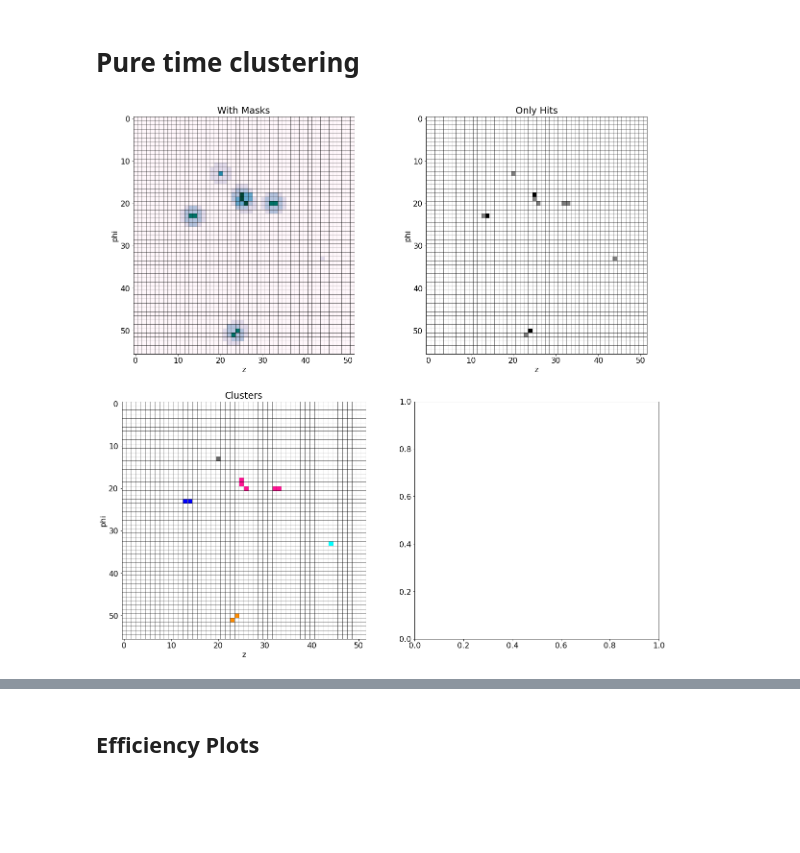
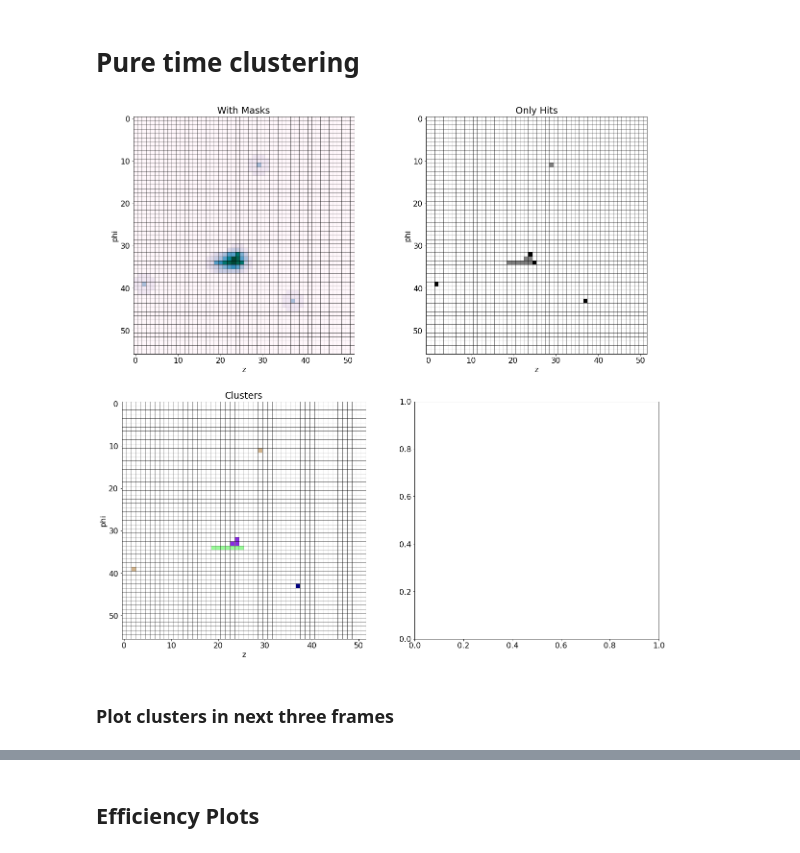
Before and after one commit to maximilianKoeper/melp, a Jupyter notebook: jupyter-notbooks/time_clustering.ipynb, the cells around one changed output, grey strips where cells are left out. Cells and saved outputs as stored; diff of their text form; code cells hidden in the pictures; blank space fills up the shorter version.

```diff
--- a/jupyter-notbooks/time_clustering.ipynb
+++ b/jupyter-notbooks/time_clustering.ipynb
@@ -79,13 +81,16 @@ Stats:
 ------------------------------
 # %%
 #select frame to analyze
-frame_used = 182
+frame_used = 28 #182
 ttree_mu3e.GetEntry(frame_used)
 ttree_mu3e_big.GetEntry(frame_used)
 
+#set time threshold
+time_threshold_used = 0.4
+
 #build masks (and deconstruct them into arrays)
 #masks = sclump.build_mask_detector_class(filename_sorted, frame_used, mu3e_detector, mask_type = "big")
-masks, __ = clump.masks.build_mask_around_cluster_master(ttree_mu3e, ttree_mu3e_mc, ttree_sensor, ttree_tiles, mu3e_detector, frame_used, mask_type = "big", rec_type = "pixelpixel")
+masks, __ = clump.masks.build_mask_around_cluster_master(ttree_mu3e, ttree_mu3e_mc, ttree_sensor, ttree_tiles, mu3e_detector, frame_used, time_threshold = time_threshold_used, mask_type = "big", rec_type = "pixelpixel")
 
 keys = []
 values = []
@@ -194,7 +199,7 @@ ax[0,1].set_ylabel("phi")
 #plot clusters
 cluster_grid = np.zeros((52,56))
 #clusters = sclump.build_clusters_in_masks(ttree_mu3e, ttree_mu3e_mc, ttree_sensor, ttree_tiles, mu3e_detector,frame_used, mask_type = "big", rec_type = "pixelpixel")
-clusters = tclump.time_clustering_frame(ttree_mu3e, frame_used)
+clusters = tclump.time_clustering_frame_improv(ttree_mu3e, ttree_mu3e_mc, frame = frame_used, time_threshold = time_threshold_used)
 
 colors_arr = ["dimgrey", "silver", "rosybrown", "lightcoral", "brown", "darkred", "red", "darksalmon", "orangered",
              "chocolate", "saddlebrown", "peru", "darkorange", "tan", "orange", "gold", "darkkhaki", "olive",
@@ -223,31 +228,33 @@ cluster_len = []
 keys_biggest = []
 for key in clusters.keys():
     cluster_len.append(len(clusters[key]))
     keys_biggest.append(key)
 index_biggest_cluster = np.where(cluster_len == np.max(cluster_len))[0][0]
 biggest_cluster = clusters[keys_biggest[index_biggest_cluster]]
 for tile2 in biggest_cluster:
     tile_det = mu3e_detector.TileDetector.tile[tile2[0]]
     if tile2[0] < 300000:
         y = tile_det.row()
         x = tile_det.column()
         ax[1,0].scatter(x, y, color = "b", marker = "o", s = 32)
 """
 
 ax[1,0].hlines(y=np.arange(0, 56)+0.5, xmin=-0.5, xmax=51.5, color="black", linewidth = 0.5)
 ax[1,0].vlines(x=np.arange(0, 52)+0.5, ymin=-0.5, ymax=55.5, color="black", linewidth = 0.5)
 ax[1,0].set_title("Clusters")
 ax[1,0].set_xlabel("z")
 ax[1,0].set_ylabel("phi")
 ax[1,0].set_xlim(-0.5,51.5)
 ax[1,0].set_ylim(-0.5,55.5)
 ax[1,0].invert_yaxis()
 
 #cluster_numbers = []
 #for x in range(np.shape(cluster_grid)[0]):
 #    for y in range(np.shape(cluster_grid)[1]):
 #        if cluster_grid[x][y] != 0:
 #            cluster_numbers.append(cluster_grid[x][y])
 #print(np.sort(cluster_numbers))
 # %% [output]
-[figure, old version]
+[figure, new version]
+# %% [markdown]
+### Plot clusters in next three frames
```
Also changed, not shown: parts of 12 cells of this notebook, 34 other files.
